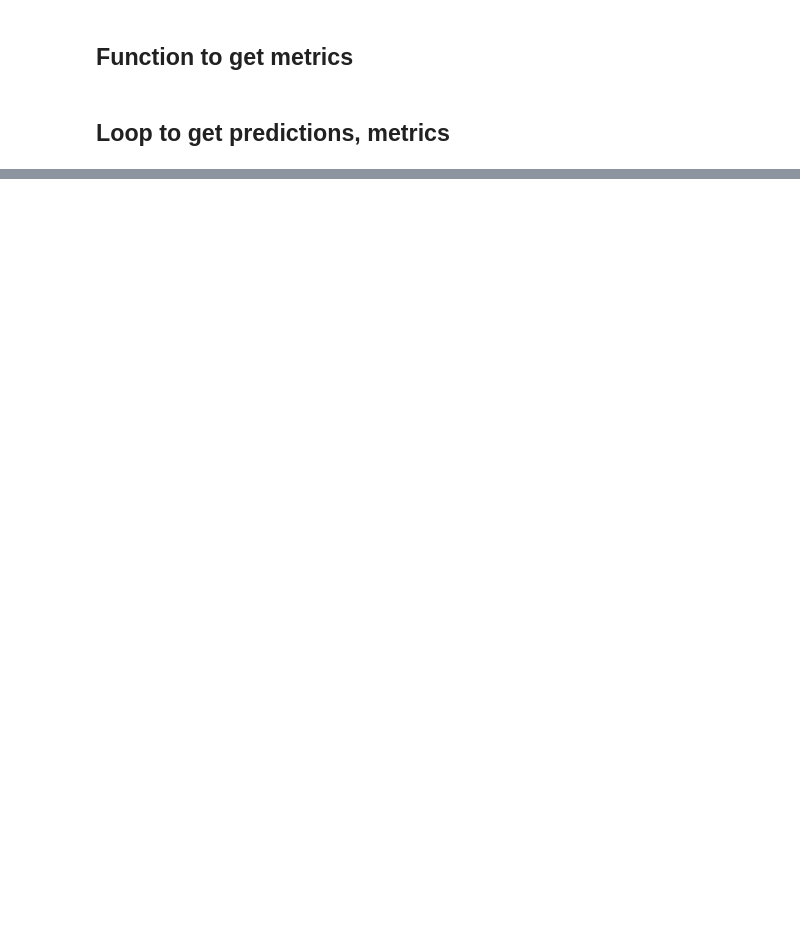
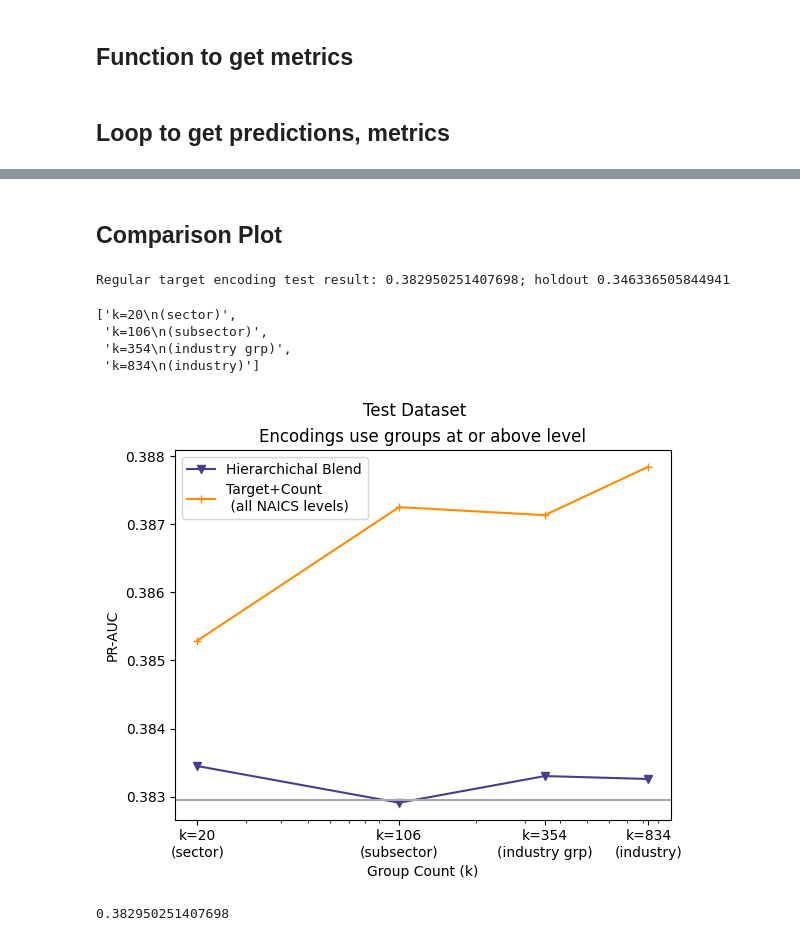
Before and after one commit to vla6/Blog_gnn_naics, a Jupyter notebook: A_target_count_encoding/A05_xgb_tc_loop_naics_start.ipynb, the cells around one changed output, grey strips where cells are left out. Cells and saved outputs as stored; diff of their text form; code cells hidden in the pictures; blank space fills up the shorter version.

```diff
--- a/A_target_count_encoding/A05_xgb_tc_loop_naics_start.ipynb
+++ b/A_target_count_encoding/A05_xgb_tc_loop_naics_start.ipynb
@@ -144,3 +155,57 @@ metrics_df[metrics_df['dset_naics_holdout'] == 0]
 # %%
 pred_df.to_parquet(Path(setup.temp_path).joinpath('A05_DATA_combined_predictions.parquet'))
 metrics_df.to_csv(Path(setup.temp_path).joinpath('A05_REPORT_metrics.csv'), index=True)
+# %% [markdown]
+## Comparison Plot
+# %%
+metrics_sum = metrics_df[~metrics_df['dset_naics_holdout'].isna()] \
+    .merge(naics_grp_counts, on='naics_type', how='left')
+# %%
+metrics_base_sum = metrics_base[~metrics_base['dset_naics_holdout'].isna()] \
+    .rename(columns={'start_naics':'naics_type'}) \
+    .merge(naics_grp_counts, on='naics_type', how='left')
+# %%
+# Reference lines
+hline_test = metrics_tenc[(metrics_tenc['dset_naics_holdout'] == 0) &
+                          (metrics_tenc['c'] == setup.selected_lambda_k)] \
+    ['average_precision_score'].iloc[0]
+hline_ho = metrics_tenc[(metrics_tenc['dset_naics_holdout'] == 1) &
+                          (metrics_tenc['c'] == setup.selected_lambda_k)] \
+    ['average_precision_score'].iloc[0]
+print(f'Regular target encoding test result: {hline_test}; holdout {hline_ho}')
+# %% [output]
+Regular target encoding test result: 0.382950251407698; holdout 0.346336505844941
+# %%
+# Tick labels
+label_k = sorted(metrics_sum['k'].drop_duplicates().astype('int').to_list())
+label_str = ['sector', 'subsector', 'industry grp', 'industry']
+labels = [f'k={label_k[i]}\n({label_str[i]})' for i in range(len(label_k))]
+labels
+# %% [output]
+['k=20\n(sector)',
+ 'k=106\n(subsector)',
+ 'k=354\n(industry grp)',
+ 'k=834\n(industry)']
+# %%
+fig, ax = plt.subplots()
+metrics_base_sum[metrics_base_sum['dset_naics_holdout'] == 0] \
+    .plot(x='k', y='average_precision_score', logx=True, ax=ax,
+          label='Hierarchichal Blend',color='darkslateblue', style='v-')
+metrics_sum[metrics_sum['dset_naics_holdout'] == 0] \
+    .plot(x='k', y='average_precision_score', logx=True, ax=ax,
+          label='Target+Count\n (all NAICS levels)',color='darkorange', style='+-')
+ax.set_ylabel('PR-AUC')
+ax.set_xlabel('Group Count (k)')
+fig.suptitle('Test Dataset')
+ax.set_title('Encodings use groups at or above level')
+plt.axhline(y=hline_test, color='darkgray')
+ax.set_xticks(label_k)
+ax.set_xticklabels(labels)
+fig.savefig(Path(setup.temp_path).joinpath('A05_PLOT_compare_base_reg.png'),
+            bbox_inches='tight')
+# %% [output]
+[figure, added]
+# %%
+hline_test
+# %% [output]
+0.382950251407698
```
Also changed, not shown: parts of 7 cells of this notebook, 21 other files.
